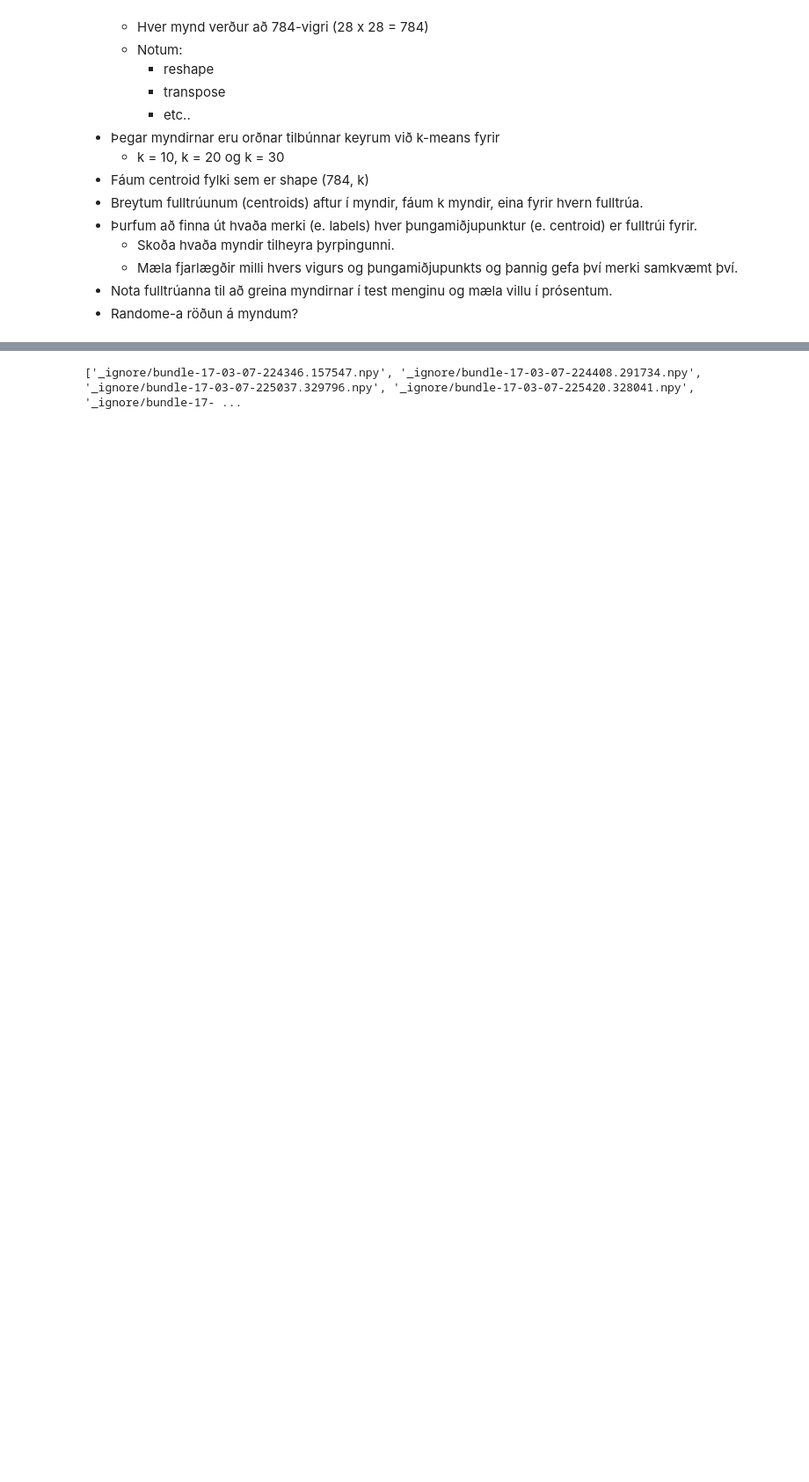
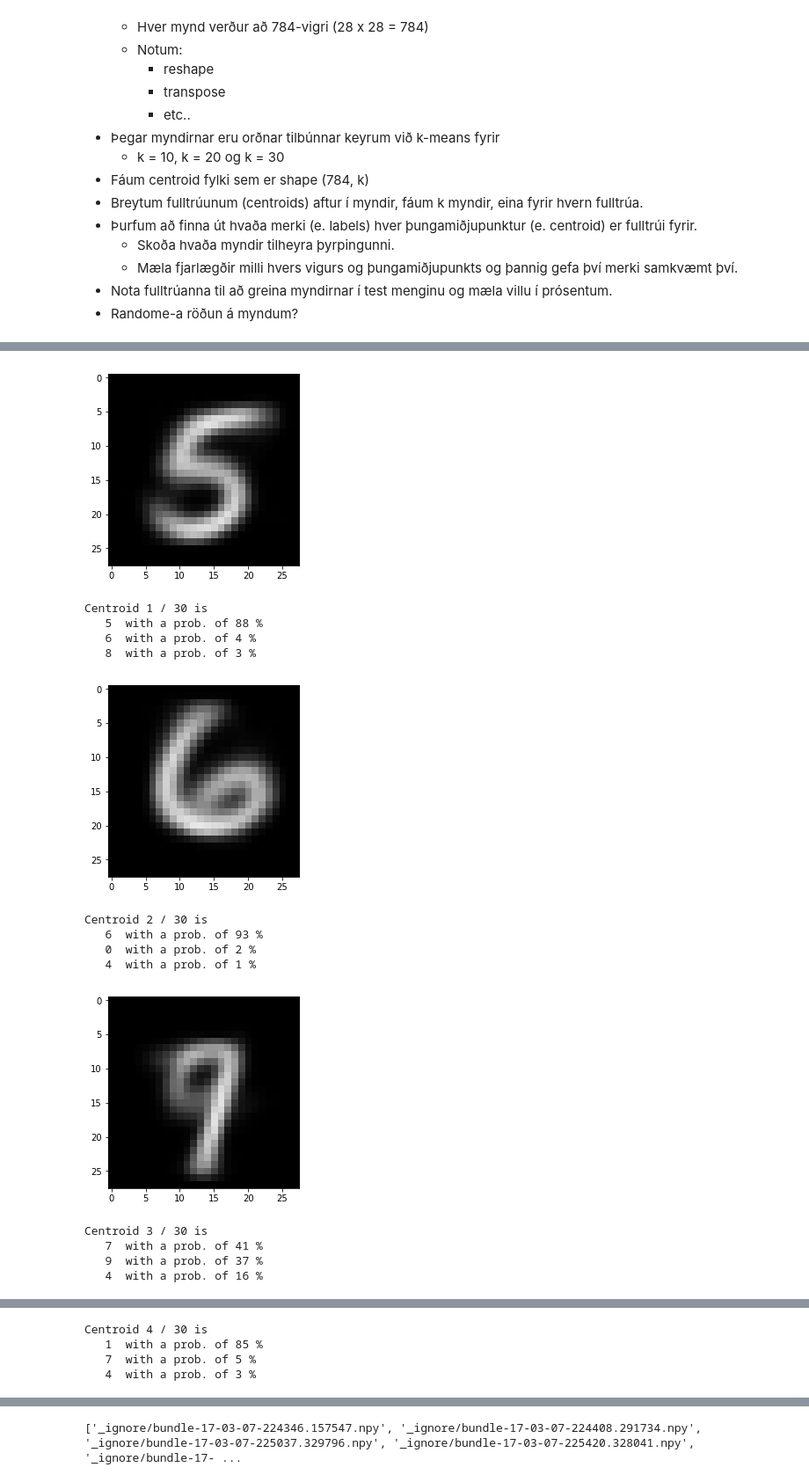
Before and after one commit to davidhs/rei201verkefni1, a Jupyter notebook: skilaverkefni1.ipynb, the cells around one changed output, grey strips where cells are left out. Shown at 88% size. Drawn from its saved outputs; the diff is of its cells as text; code cells hidden in the pictures; blank space fills up the shorter version.

```diff
--- a/skilaverkefni1.ipynb
+++ b/skilaverkefni1.ipynb
@@ -92,3 +145,19 @@ if False:
 # %%
-if False:
+if True:
     test_bundle(bundle30, A_images, A_labels)
+# %% [output]
+[figure, added]
+Centroid 1 / 30 is
+   5  with a prob. of 88 %
+   6  with a prob. of 4 %
+   8  with a prob. of 3 %
+[figure, added]
+Centroid 2 / 30 is
+   6  with a prob. of 93 %
+   0  with a prob. of 2 %
+   4  with a prob. of 1 %
+[figure, added]
+Centroid 3 / 30 is
+   7  with a prob. of 41 %
+   9  with a prob. of 37 %
+   4  with a prob. of 16 %
@@ -94,0 +165,4 @@ if False:
+Centroid 4 / 30 is
+   1  with a prob. of 85 %
+   7  with a prob. of 5 %
+   4  with a prob. of 3 %
```
Also changed, not shown: parts of 6 cells of this notebook.
